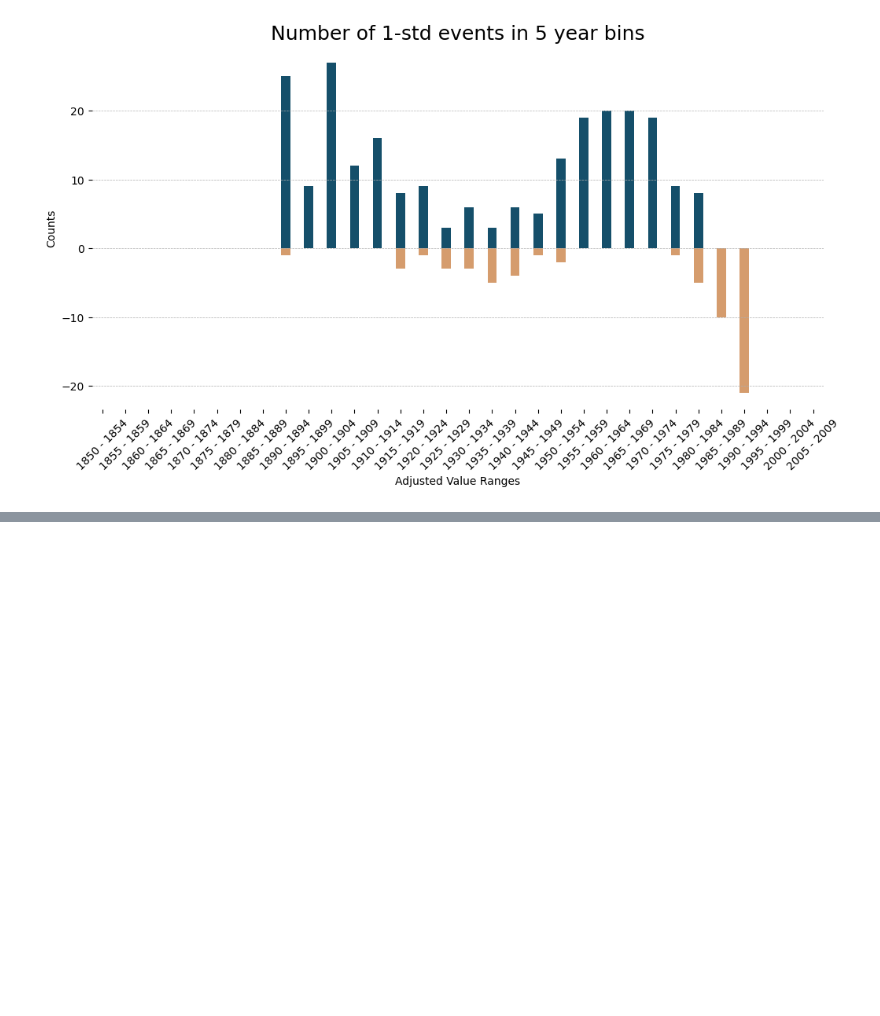
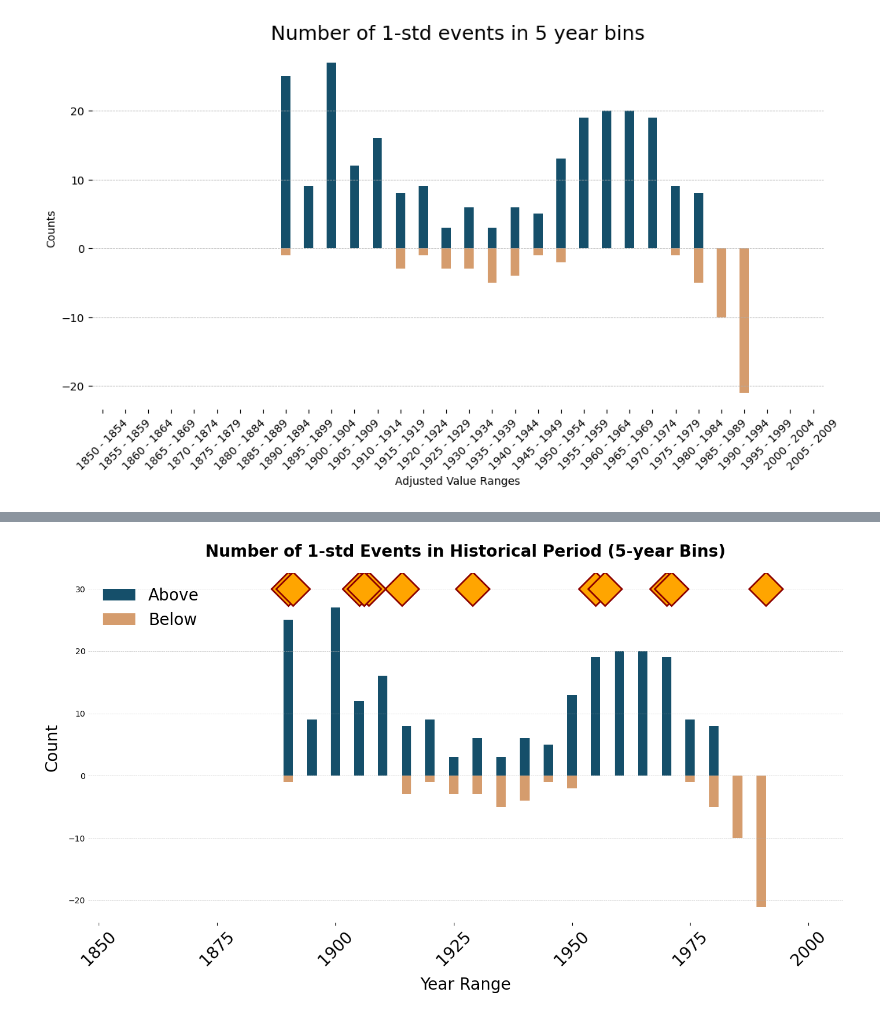
Before and after one commit to inagler/current, a Jupyter notebook: Event_Statistics.ipynb, the cells around one changed output, grey strips where cells are left out. Saved outputs shown, nothing was run; the diff lists cells and outputs as text; code cells hidden in the pictures; blank space fills up the shorter version.

```diff
--- a/Event_Statistics.ipynb
+++ b/Event_Statistics.ipynb
@@ -99,0 +98,64 @@ plt.show()
+# %%
+# Adding 1850 to given values
+values = np.array([120, 105,  64, 141,  40,  56,  55, 121,  79,  41, 107,  57,  56])
+new_values = values + 1850
+
+# Colors
+colors = cmo.tarn(np.linspace(0.3, 0.9, 2))
+
+# Create shared font size
+font_size = 20
+
+# Configure plot
+fig, ax = plt.subplots(figsize=(14, 8))
+
+# Plot bar charts
+bar_width = 0.4
+value_counts_above.plot(kind='bar', ax=ax, color=colors[1], width=bar_width, position=0.5, label='Above')
+(-value_counts_below).plot(kind='bar', ax=ax, color=colors[0], width=bar_width, position=0.5, label='Below', alpha=0.8)
+
+# Add gridlines
+ax.grid(True, axis='y', linestyle='--', linewidth=0.5, alpha=0.7)
+
+# Title and labels
+ax.set_title('Number of 1-std Events in Historical Period (5-year Bins)', fontsize=font_size, weight='bold', pad=20)
+ax.set_xlabel('Year Range', fontsize=font_size, labelpad=10)
+ax.set_ylabel('Count', fontsize=font_size, labelpad=10)
+
+# Specify x-axis labels
+desired_ticks = [1850, 1875, 1900, 1925, 1950, 1975, 2000]
+xtick_pos = [labels.index(f"{i} - {i+4}") for i in desired_ticks]
+ax.set_xticks(xtick_pos)
+ax.set_xticklabels([str(i) for i in desired_ticks], fontsize=font_size, rotation=45)  # Rotate x-tick labels
+
+# Add legend
+ax.legend(loc='upper left', fontsize=font_size, frameon=False)
+
+# Customize spines and ticks
+ax.spines['top'].set_visible(False)
+ax.spines['right'].set_visible(False)
+ax.spines['left'].set_visible(False)
+ax.spines['bottom'].set_visible(False)
+ax.tick_params(axis='y', length=0)
+ax.yaxis.set_ticks_position('none')
+
+# Add markers at specified positions
+for value in new_values:
+    # Determine the exact x position based on the value
+    interval_start = 1850
+    interval_width = 5
+    bin_start = (value - interval_start) // interval_width * interval_width + interval_start
+    bin_index = labels.index(f"{bin_start} - {bin_start+4}")
+    exact_x_pos = bin_index + (value - bin_start) / interval_width
+
+    # Add the marker
+    ax.plot(exact_x_pos, 30, marker='D', color='orange', markersize=30,
+        markeredgewidth=2, markeredgecolor=colors[1])  # Customize marker style
+
+# Final layout adjustments
+plt.tight_layout()
+
+# Show plot
+plt.show()
+# %% [output]
+[figure, added]
```
Also changed, not shown: parts of 2 cells of this notebook, 52 other files.
